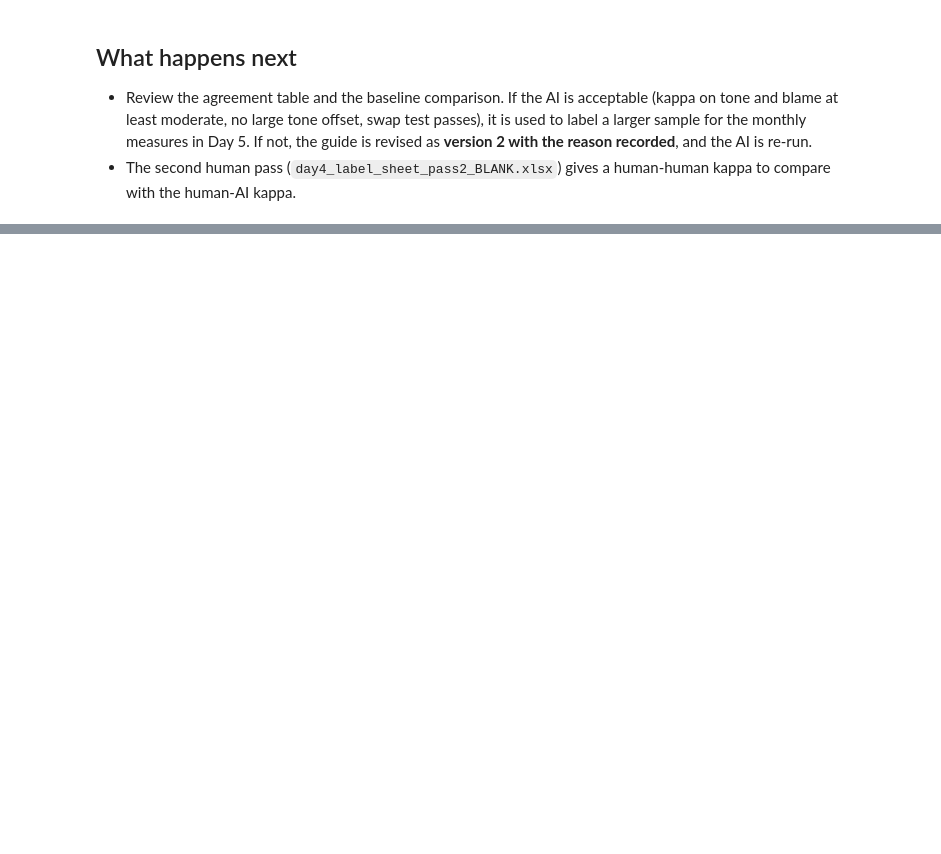
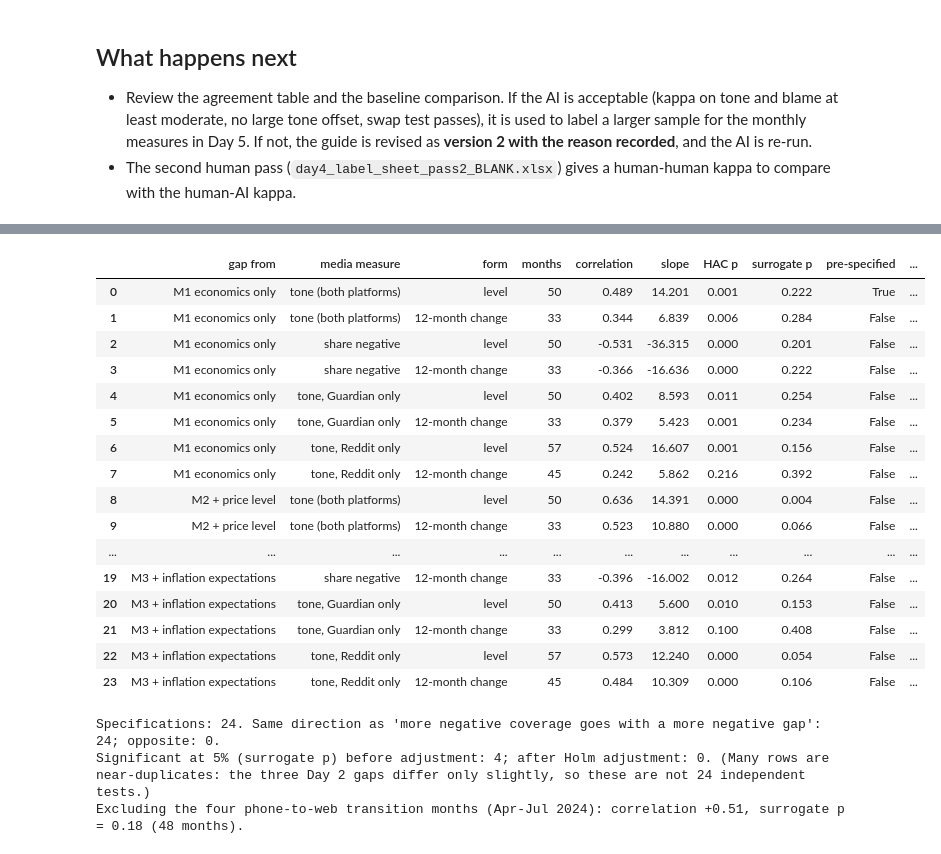
Before and after one commit to aayush226/FRE-GY-7871A-Final-Project, a Jupyter notebook: final_project.ipynb, the cells around one changed output, grey strips where cells are left out. Saved outputs shown, nothing was run; the diff lists cells and outputs as text; code cells hidden in the pictures; blank space fills up the shorter version.

```diff
--- a/final_project.ipynb
+++ b/final_project.ipynb
@@ -1728,0 +2631,48 @@ else:
+# %%
+if ENOUGH:
+    meas = {"tone (both platforms)": "tone", "share negative": "neg_share", "tone, Guardian only": "tone_guardian", "tone, Reddit only": "tone_reddit"}
+    meas = {k: v for k, v in meas.items() if v in D.columns}
+    rows = []
+    for m in MODELS:
+        for ml, mc in meas.items():
+            for form in ("level", "12-month change"):
+                y = D[f"gap::{m}"] if form == "level" else D[f"gap::{m}"].diff(12)
+                x = D[mc] if form == "level" else D[mc].diff(12)
+                h = hac_slope(y, x)
+                rows.append({"gap from": m, "media measure": ml, "form": form, "months": h["n"], "correlation": h["r"], "slope": h["slope"], "HAC p": h["p"],
+                             "surrogate p": surrogate_p(y, x), "pre-specified": (m == MODELS[0] and mc == "tone" and form == "level")})
+    sens = pd.DataFrame(rows)
+    sens["Holm-adjusted surrogate p"] = holm(sens["surrogate p"])
+    display(sens.round(3))
+    sens.to_csv(DATA_PROC / "day5_sensitivity.csv", index=False)
+    # tone-like measures should have a positive relation if more negative tone goes with more negative gap; share negative has the opposite sign
+    sign_adj = np.where(sens["media measure"] == "share negative", -1, 1) * np.sign(sens.correlation)
+    print(f"Specifications: {len(sens)}. Same direction as 'more negative coverage goes with a more negative gap': {int((sign_adj > 0).sum())}; opposite: {int((sign_adj < 0).sum())}.")
+    print(f"Significant at 5% (surrogate p) before adjustment: {int((sens['surrogate p'] < 0.05).sum())}; after Holm adjustment: {int((sens['Holm-adjusted surrogate p'] < 0.05).sum())}. "
+          "(Many rows are near-duplicates: the three Day 2 gaps differ only slightly, so these are not 24 independent tests.)")
+    # one extra check: leave out Michigan's phone-to-web transition months
+    mask = ~D.index.isin(pd.to_datetime(["2024-04-30", "2024-05-31", "2024-06-30", "2024-07-31"]))
+    yy, xx = D[G1].where(mask), D.tone.where(mask)
+    h = hac_slope(yy, xx)
+    print(f"Excluding the four phone-to-web transition months (Apr-Jul 2024): correlation {h['r']:+.2f}, surrogate p = {surrogate_p(yy, xx):.2f} ({h['n']} months).")
+# %% [output]
+|  | gap from | media measure | form | months | correlation | slope | HAC p | surrogate p | pre-specified | ... |
+| 0 | M1 economics only | tone (both platforms) | level | 50 | 0.489 | 14.201 | 0.001 | 0.222 | True | ... |
+| 1 | M1 economics only | tone (both platforms) | 12-month change | 33 | 0.344 | 6.839 | 0.006 | 0.284 | False | ... |
+| 2 | M1 economics only | share negative | level | 50 | -0.531 | -36.315 | 0.000 | 0.201 | False | ... |
+| 3 | M1 economics only | share negative | 12-month change | 33 | -0.366 | -16.636 | 0.000 | 0.222 | False | ... |
+| 4 | M1 economics only | tone, Guardian only | level | 50 | 0.402 | 8.593 | 0.011 | 0.254 | False | ... |
+| 5 | M1 economics only | tone, Guardian only | 12-month change | 33 | 0.379 | 5.423 | 0.001 | 0.234 | False | ... |
+| 6 | M1 economics only | tone, Reddit only | level | 57 | 0.524 | 16.607 | 0.001 | 0.156 | False | ... |
+| 7 | M1 economics only | tone, Reddit only | 12-month change | 45 | 0.242 | 5.862 | 0.216 | 0.392 | False | ... |
+| 8 | M2 + price level | tone (both platforms) | level | 50 | 0.636 | 14.391 | 0.000 | 0.004 | False | ... |
+| 9 | M2 + price level | tone (both platforms) | 12-month change | 33 | 0.523 | 10.880 | 0.000 | 0.066 | False | ... |
+| ... | ... | ... | ... | ... | ... | ... | ... | ... | ... | ... |
+| 19 | M3 + inflation expectations | share negative | 12-month change | 33 | -0.396 | -16.002 | 0.012 | 0.264 | False | ... |
+| 20 | M3 + inflation expectations | tone, Guardian only | level | 50 | 0.413 | 5.600 | 0.010 | 0.153 | False | ... |
+| 21 | M3 + inflation expectations | tone, Guardian only | 12-month change | 33 | 0.299 | 3.812 | 0.100 | 0.408 | False | ... |
+| 22 | M3 + inflation expectations | tone, Reddit only | level | 57 | 0.573 | 12.240 | 0.000 | 0.054 | False | ... |
+| 23 | M3 + inflation expectations | tone, Reddit only | 12-month change | 45 | 0.484 | 10.309 | 0.000 | 0.106 | False | ... |
+Specifications: 24. Same direction as 'more negative coverage goes with a more negative gap': 24; opposite: 0.
+Significant at 5% (surrogate p) before adjustment: 4; after Holm adjustment: 0. (Many rows are near-duplicates: the three Day 2 gaps differ only slightly, so these are not 24 independent tests.)
+Excluding the four phone-to-web transition months (Apr-Jul 2024): correlation +0.51, surrogate p = 0.18 (48 months).
```
Also changed, not shown: parts of 64 cells of this notebook, 19 other files.
